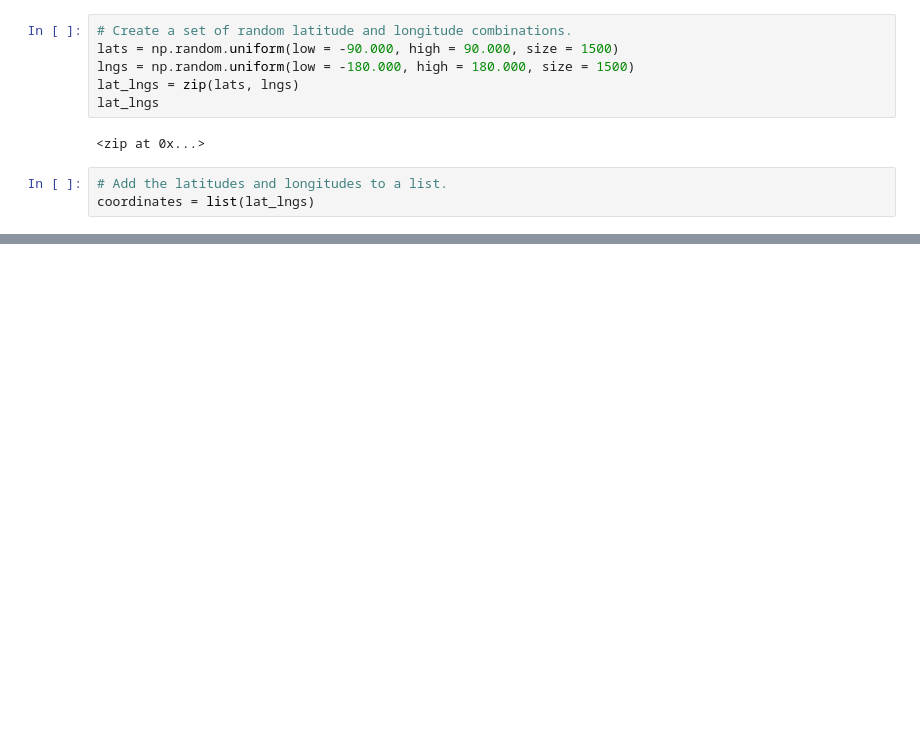
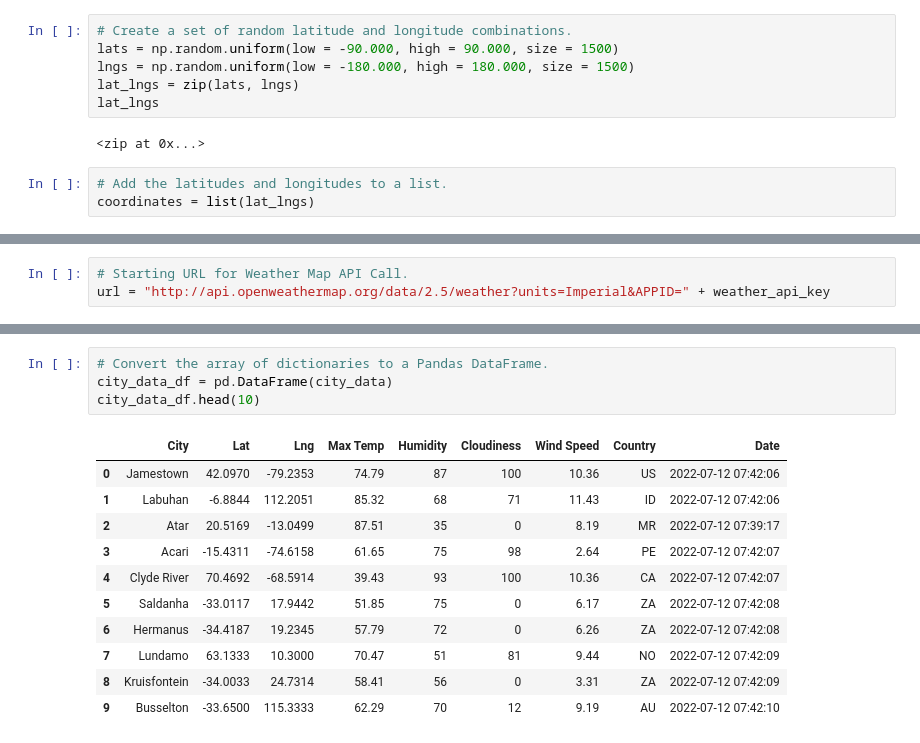
Before and after one commit to BlueSkies503/World_Weather_Analysis, a Jupyter notebook: WeatherPy.ipynb, the cells around one changed output, grey strips where cells are left out. Saved outputs shown, nothing was run; the diff lists cells and outputs as text; blank space fills up the shorter version.

```diff
--- a/WeatherPy.ipynb
+++ b/WeatherPy.ipynb
@@ -56,0 +66,3 @@ len(cities)
+# %%
+# Starting URL for Weather Map API Call.
+url = "http://api.openweathermap.org/data/2.5/weather?units=Imperial&APPID=" + weather_api_key
@@ -56,0 +149,16 @@ len(cities)
+# %%
+# Convert the array of dictionaries to a Pandas DataFrame.
+city_data_df = pd.DataFrame(city_data)
+city_data_df.head(10)
+# %% [output]
+|  | City | Lat | Lng | Max Temp | Humidity | Cloudiness | Wind Speed | Country | Date |
+| 0 | Jamestown | 42.0970 | -79.2353 | 74.79 | 87 | 100 | 10.36 | US | 2022-07-12 07:42:06 |
+| 1 | Labuhan | -6.8844 | 112.2051 | 85.32 | 68 | 71 | 11.43 | ID | 2022-07-12 07:42:06 |
+| 2 | Atar | 20.5169 | -13.0499 | 87.51 | 35 | 0 | 8.19 | MR | 2022-07-12 07:39:17 |
+| 3 | Acari | -15.4311 | -74.6158 | 61.65 | 75 | 98 | 2.64 | PE | 2022-07-12 07:42:07 |
+| 4 | Clyde River | 70.4692 | -68.5914 | 39.43 | 93 | 100 | 10.36 | CA | 2022-07-12 07:42:07 |
+| 5 | Saldanha | -33.0117 | 17.9442 | 51.85 | 75 | 0 | 6.17 | ZA | 2022-07-12 07:42:08 |
+| 6 | Hermanus | -34.4187 | 19.2345 | 57.79 | 72 | 0 | 6.26 | ZA | 2022-07-12 07:42:08 |
+| 7 | Lundamo | 63.1333 | 10.3000 | 70.47 | 51 | 81 | 9.44 | NO | 2022-07-12 07:42:09 |
+| 8 | Kruisfontein | -34.0033 | 24.7314 | 58.41 | 56 | 0 | 3.31 | ZA | 2022-07-12 07:42:09 |
+| 9 | Busselton | -33.6500 | 115.3333 | 62.29 | 70 | 12 | 9.19 | AU | 2022-07-12 07:42:10 |
```
Also changed, not shown: parts of 7 cells of this notebook, 1 other file.
